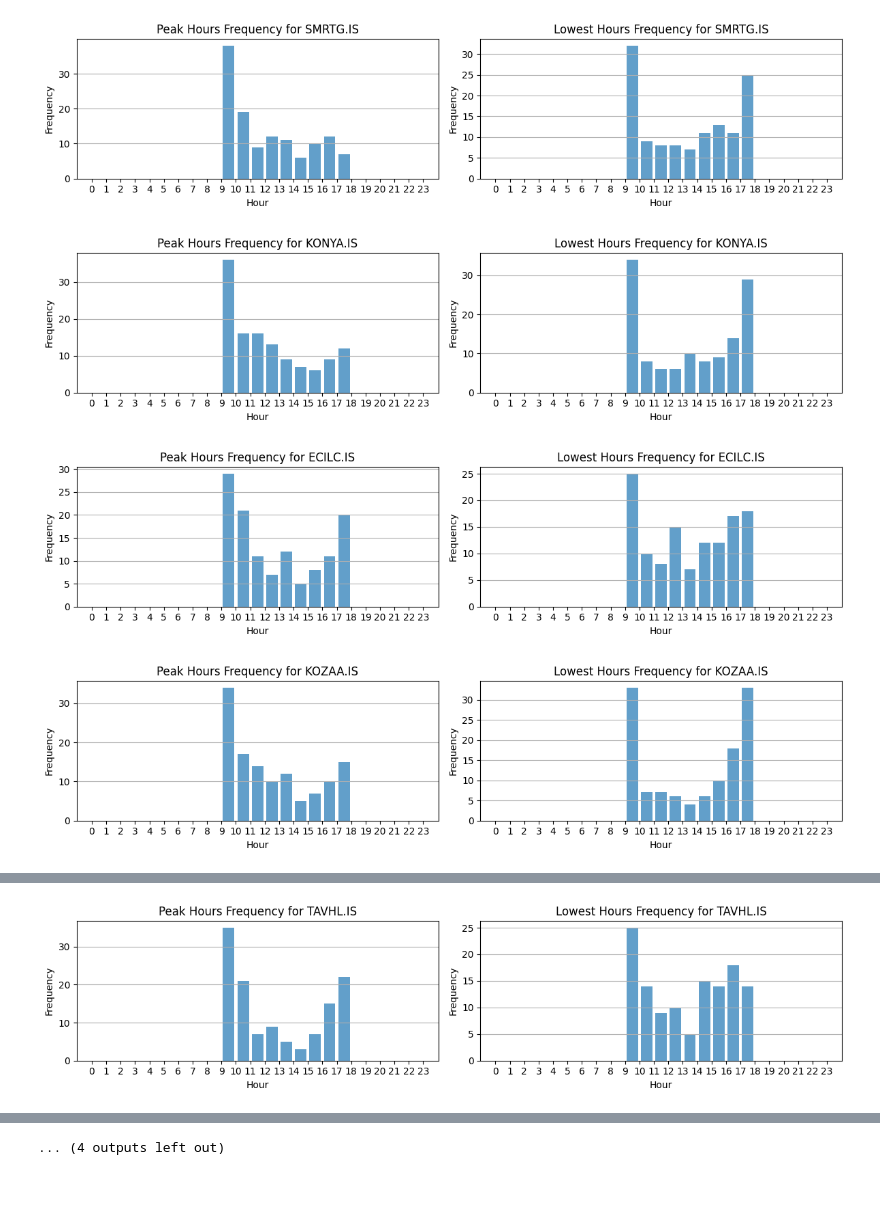
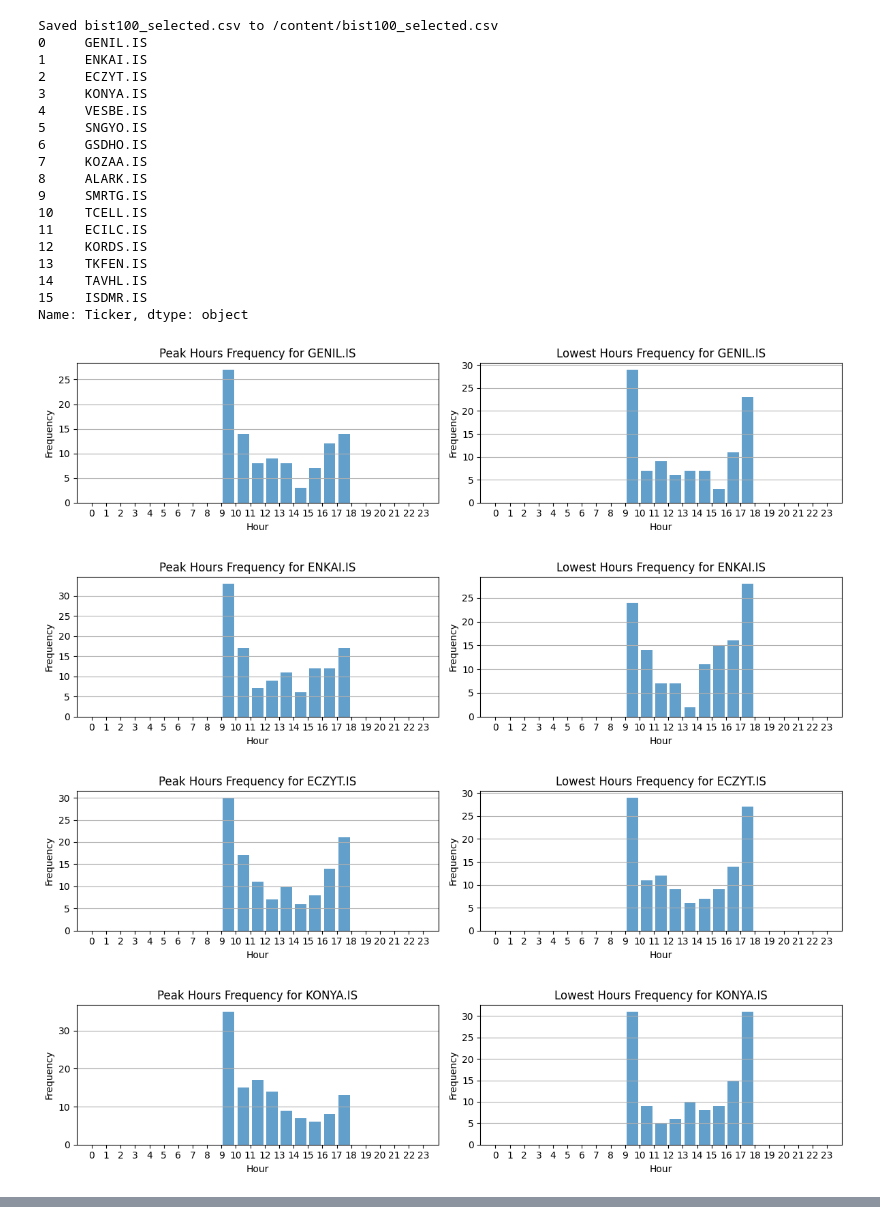
Before and after one commit to MarkovMarkowitz/MarkovMarkowitz, a Jupyter notebook: ON4_RapidAPI_Hourly_Histogram_v2.ipynb, the cells around one changed output, grey strips where cells are left out. Drawn from its saved outputs; the diff is of its cells as text; code cells hidden in the pictures; blank space fills up the shorter version.

```diff
--- a/ON4_RapidAPI_Hourly_Histogram_v2.ipynb
+++ b/ON4_RapidAPI_Hourly_Histogram_v2.ipynb
@@ -3,6 +3,19 @@
 # %%
 import requests
 import pandas as pd
+# %%
+
+
+def GetSelectedStockList(exchange):
+
+    from google.colab import files
+
+    filename = f"{exchange}_selected.csv"
+    files.upload_file(filename)
+
+    stock_list = pd.read_csv(filename).Ticker
+    print(stock_list)
+    return(stock_list)
 # %%
 def PlotHistogramOf(ticker):
 
@@ -168,25 +181,15 @@ def PlotHistogramOf(ticker):
 # %%
 
-BEST30 =["SMRTG", "KONYA","ECILC","KOZAA","ECZYT","ALARK",
-         "GSDHO","ENKAI","TCELL","GENIL","TAVHL",
-         "ARCLK","VESBE","KORDS","TKFEN","SNGYO"]
+exchange = "bist100"
+stock_list = GetSelectedStockList(exchange)
 
-BIST30 = ["XU100","AKBNK","ALARK","ARCLK","ASELS","BIMAS","EKGYO","ENKAI","EREGL","FROTO","GARAN",
-          "GUBRF","HEKTS","ISCTR","KOZAA","KOZAL","KRDMD","ODAS","PETKM","PGSUS","SAHOL","SASA",
-          "SISE","TAVHL","TCELL","THYAO","TOASO","TUPRS","YKBNK","EUPWR"]
-
-# for ticker in BEST30:
-#   PlotHistogramOf(ticker + ".IS")
-
-
-#all_best_hours_df = pd.DataFrame(columns=['Date', 'Asset', 'Best Buy Hour', 'Best Sell Hour'])
+all_best_hours_df = pd.DataFrame(columns=['Date', 'Asset', 'Best Buy Hour', 'Best Sell Hour'])
 
 # Iterate through BEST30 assets and collect best hours data
-for ticker in BEST30:
-  PlotHistogramOf(ticker + ".IS")
-  #best_hours_df = PlotHistogramOf(ticker + ".IS")
-  #all_best_hours_df = pd.concat([all_best_hours_df, best_hours_df])
+for ticker in stock_list:
+  best_hours_df = PlotHistogramOf(ticker)
+  all_best_hours_df = pd.concat([all_best_hours_df, best_hours_df])
 
 # Display the best hours data for buying and selling for all assets
-#print(all_best_hours_df)
+print(all_best_hours_df)
 # %% [output]
@@ -193,4 +197,22 @@ for ticker in BEST30:
+Saved bist100_selected.csv to /content/bist100_selected.csv
+0     GENIL.IS
+1     ENKAI.IS
+2     ECZYT.IS
+3     KONYA.IS
+4     VESBE.IS
+5     SNGYO.IS
+6     GSDHO.IS
+7     KOZAA.IS
+8     ALARK.IS
+9     SMRTG.IS
+10    TCELL.IS
+11    ECILC.IS
+12    KORDS.IS
+13    TKFEN.IS
+14    TAVHL.IS
+15    ISDMR.IS
+Name: Ticker, dtype: object
-[figure, old version]
+[figure, new version]
-[figure, old version]
+[figure, new version]
-[figure, old version]
+[figure, new version]
-[figure, old version]
+[figure, new version]
@@ -203 +224,0 @@ for ticker in BEST30:
-[figure, removed]
@@ -205 +224,0 @@ for ticker in BEST30:
-... (4 outputs left out)
```
Also changed, not shown: parts of 3 cells of this notebook.
